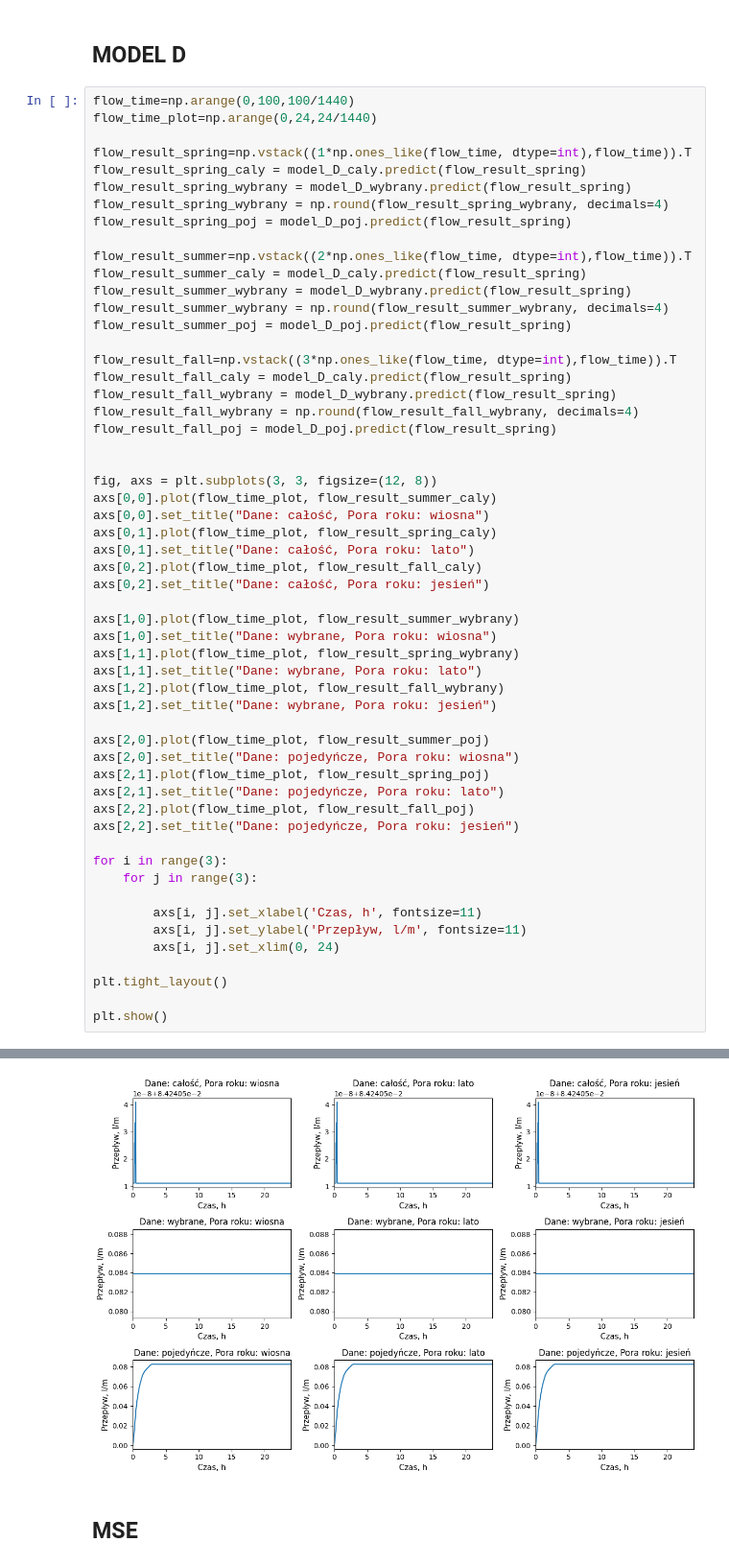
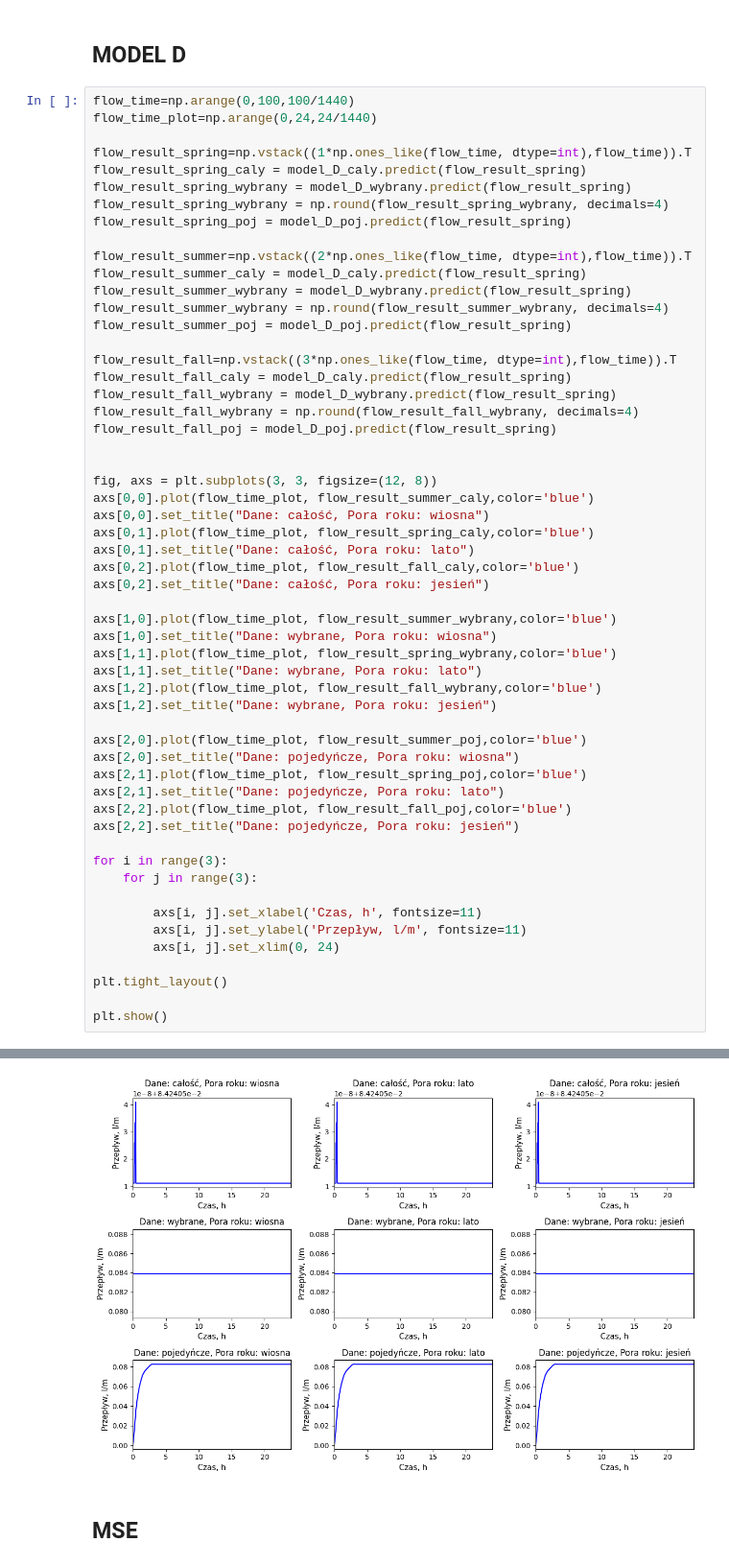
Before and after one commit to KulsonKula/Analiza-i-modelowanie-procesow-zwiazanych-z-systemem-centralnego-ogrzewania, a Jupyter notebook: Kod/porównianie_modeli.IPYNB, the cells around one changed output, grey strips where cells are left out. Shown at 96% size. Saved outputs shown, nothing was run; the diff lists cells and outputs as text.

```diff
--- a/Kod/porównianie_modeli.IPYNB
+++ b/Kod/porównianie_modeli.IPYNB
@@ -282,25 +282,25 @@ flow_result_fall_poj = model_D_poj.predict(flow_result_spring)
 
 
 fig, axs = plt.subplots(3, 3, figsize=(12, 8))
-axs[0,0].plot(flow_time_plot, flow_result_summer_caly)
+axs[0,0].plot(flow_time_plot, flow_result_summer_caly,color='blue')
 axs[0,0].set_title("Dane: całość, Pora roku: wiosna")
-axs[0,1].plot(flow_time_plot, flow_result_spring_caly)
+axs[0,1].plot(flow_time_plot, flow_result_spring_caly,color='blue')
 axs[0,1].set_title("Dane: całość, Pora roku: lato")
-axs[0,2].plot(flow_time_plot, flow_result_fall_caly)
+axs[0,2].plot(flow_time_plot, flow_result_fall_caly,color='blue')
 axs[0,2].set_title("Dane: całość, Pora roku: jesień")
 
-axs[1,0].plot(flow_time_plot, flow_result_summer_wybrany)
+axs[1,0].plot(flow_time_plot, flow_result_summer_wybrany,color='blue')
 axs[1,0].set_title("Dane: wybrane, Pora roku: wiosna")
-axs[1,1].plot(flow_time_plot, flow_result_spring_wybrany)
+axs[1,1].plot(flow_time_plot, flow_result_spring_wybrany,color='blue')
 axs[1,1].set_title("Dane: wybrane, Pora roku: lato")
-axs[1,2].plot(flow_time_plot, flow_result_fall_wybrany)
+axs[1,2].plot(flow_time_plot, flow_result_fall_wybrany,color='blue')
 axs[1,2].set_title("Dane: wybrane, Pora roku: jesień")
 
-axs[2,0].plot(flow_time_plot, flow_result_summer_poj)
+axs[2,0].plot(flow_time_plot, flow_result_summer_poj,color='blue')
 axs[2,0].set_title("Dane: pojedyńcze, Pora roku: wiosna")
-axs[2,1].plot(flow_time_plot, flow_result_spring_poj)
+axs[2,1].plot(flow_time_plot, flow_result_spring_poj,color='blue')
 axs[2,1].set_title("Dane: pojedyńcze, Pora roku: lato")
-axs[2,2].plot(flow_time_plot, flow_result_fall_poj)
+axs[2,2].plot(flow_time_plot, flow_result_fall_poj,color='blue')
 axs[2,2].set_title("Dane: pojedyńcze, Pora roku: jesień")
 
 for i in range(3):
@@ -326,4 +326,4 @@ plt.show()
-[figure, old version]
+[figure, new version]
 # %% [markdown]
 ## MSE
 # %%
```
Also changed, not shown: parts of 5 cells of this notebook, 9 other files.
